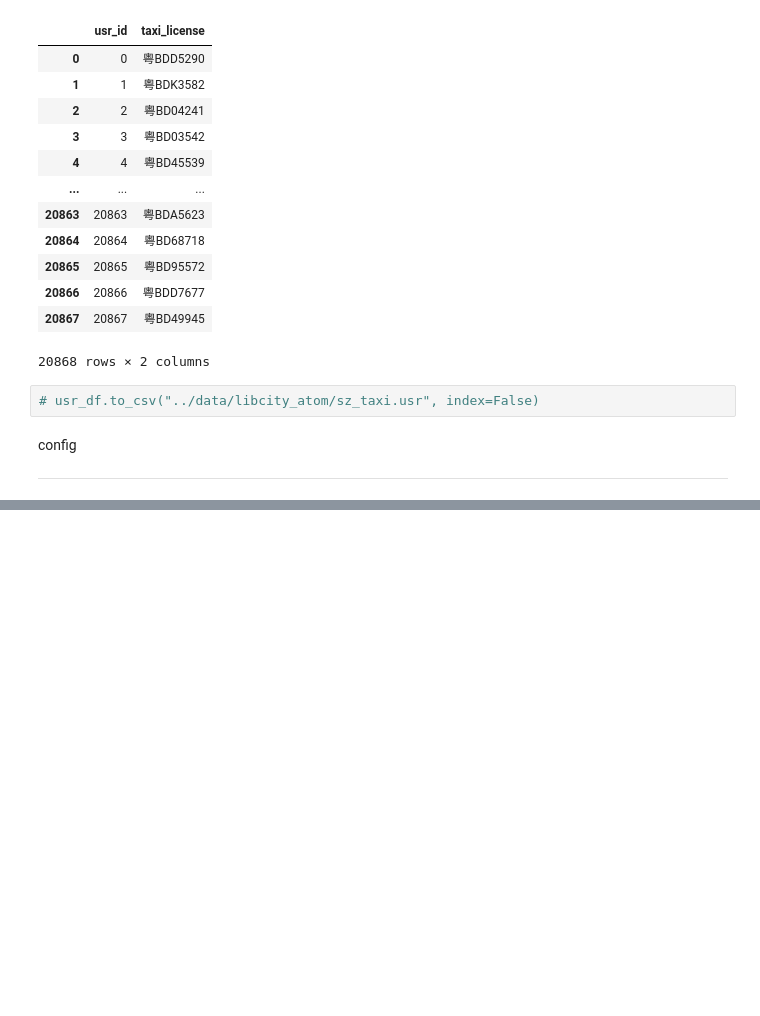
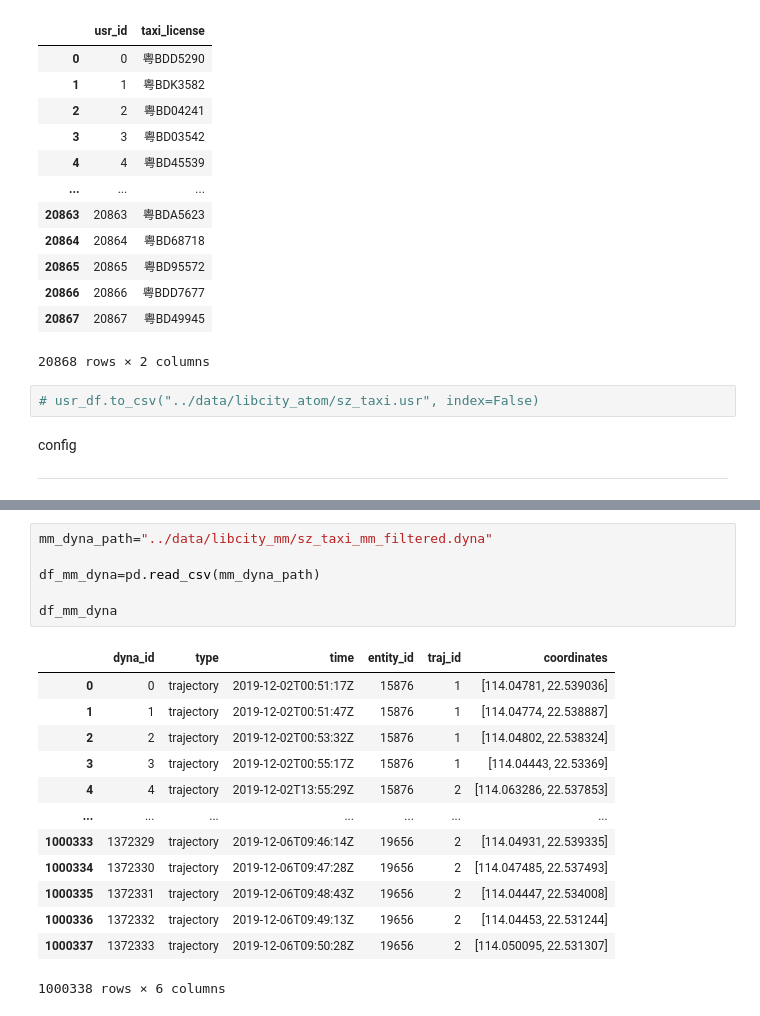
Before and after one commit to XDZhelheim/TrafficFlowModel, a Jupyter notebook: data_process/convert_atom.ipynb, the cells around one changed output, grey strips where cells are left out. Saved outputs shown, nothing was run; the diff lists cells and outputs as text; blank space fills up the shorter version.

```diff
--- a/data_process/convert_atom.ipynb
+++ b/data_process/convert_atom.ipynb
@@ -455,0 +378,20 @@ config
+# %%
+mm_dyna_path="../data/libcity_mm/sz_taxi_mm_filtered.dyna"
+
+df_mm_dyna=pd.read_csv(mm_dyna_path)
+
+df_mm_dyna
+# %% [output]
+|  | dyna_id | type | time | entity_id | traj_id | coordinates |
+| 0 | 0 | trajectory | 2019-12-02T00:51:17Z | 15876 | 1 | [114.04781, 22.539036] |
+| 1 | 1 | trajectory | 2019-12-02T00:51:47Z | 15876 | 1 | [114.04774, 22.538887] |
+| 2 | 2 | trajectory | 2019-12-02T00:53:32Z | 15876 | 1 | [114.04802, 22.538324] |
+| 3 | 3 | trajectory | 2019-12-02T00:55:17Z | 15876 | 1 | [114.04443, 22.53369] |
+| 4 | 4 | trajectory | 2019-12-02T13:55:29Z | 15876 | 2 | [114.063286, 22.537853] |
+| ... | ... | ... | ... | ... | ... | ... |
+| 1000333 | 1372329 | trajectory | 2019-12-06T09:46:14Z | 19656 | 2 | [114.04931, 22.539335] |
+| 1000334 | 1372330 | trajectory | 2019-12-06T09:47:28Z | 19656 | 2 | [114.047485, 22.537493] |
+| 1000335 | 1372331 | trajectory | 2019-12-06T09:48:43Z | 19656 | 2 | [114.04447, 22.534008] |
+| 1000336 | 1372332 | trajectory | 2019-12-06T09:49:13Z | 19656 | 2 | [114.04453, 22.531244] |
+| 1000337 | 1372333 | trajectory | 2019-12-06T09:50:28Z | 19656 | 2 | [114.050095, 22.531307] |
+1000338 rows × 6 columns
```
Also changed, not shown: parts of 10 cells of this notebook, 6 other files.
